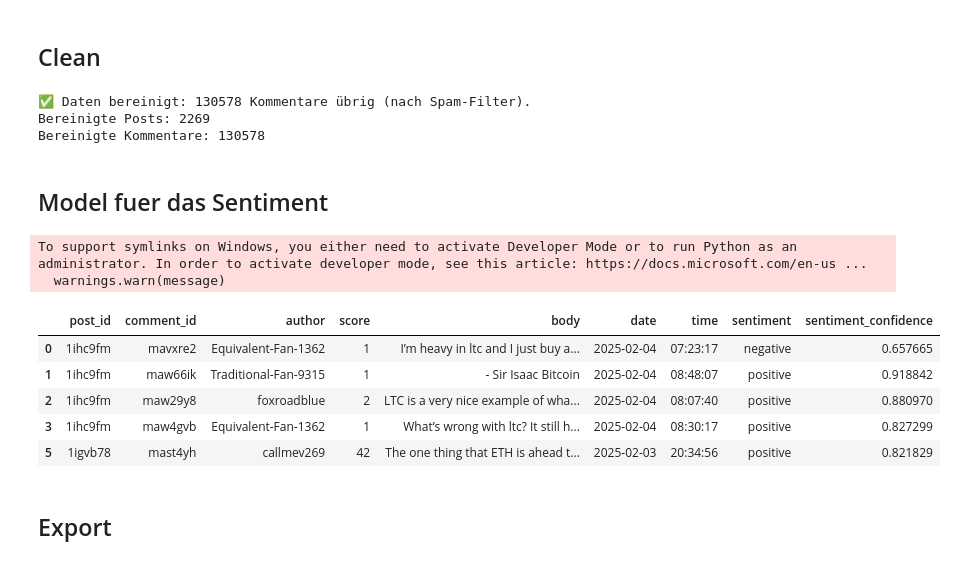
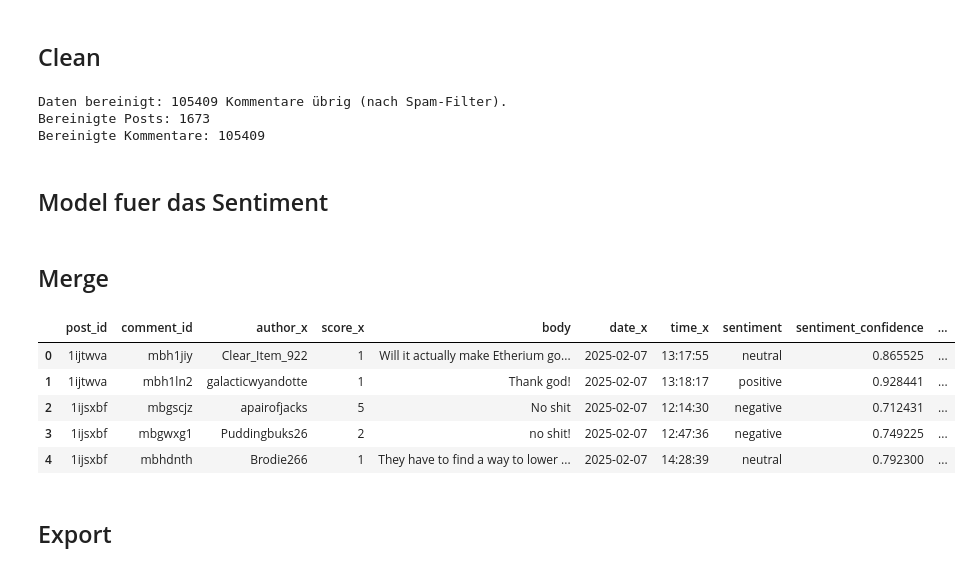
Before and after one commit to Reimser/sp3_3_studienarbeit, a Jupyter notebook: notebooks/scrape.ipynb, the cells around one changed output. Saved outputs shown, nothing was run; the diff lists cells and outputs as text; code cells hidden in the pictures.

Commit message:
alles neu mit merged df

```diff
--- a/notebooks/scrape.ipynb
+++ b/notebooks/scrape.ipynb
@@ -101,3 +48,15 @@ cryptos = [
+# %%
+cryptos = [
+    ("Ethereum", "ETH"),
+    ("Solana", "SOL"),
+    ("Avalanche", "AVAX"),
+    ("Polkadot", "DOT"),
+    ("Near Protocol", "NEAR"),
+    ("Polygon", "MATIC"),
+    ("XRP", "XRP"),
+    ("Cardano", "ADA"),
+    ("Chainlink", "LINK")
+]
 # %%
 subreddits = [
     "CryptoCurrency",  # Allgemeine Diskussionen über Kryptowährungen
@@ -240,16 +199,16 @@ def clean_data(df_posts, df_comments, comment_threshold=500):# Anpassbarer Schwe
     return df_posts, df_comments
 # %%
 # Bereinigen der Daten
-df_posts_clean, df_comments_clean = clean_data(df_posts, df_comments, comment_threshold=300) # Anpassbarer Schwellenwert für Kommentare pro Nutzer
+df_posts_clean, df_comments_clean = clean_data(df_posts_initial, df_comments_initial, comment_threshold=300) # Anpassbarer Schwellenwert für Kommentare pro Nutzer
 
 
 # Überprüfen, wie viele Einträge übrig sind
 print(f"Bereinigte Posts: {len(df_posts_clean)}")
 print(f"Bereinigte Kommentare: {len(df_comments_clean)}")
 # %% [output]
-✅ Daten bereinigt: 130578 Kommentare übrig (nach Spam-Filter).
-Bereinigte Posts: 2269
-Bereinigte Kommentare: 130578
+Daten bereinigt: 105409 Kommentare übrig (nach Spam-Filter).
+Bereinigte Posts: 1673
+Bereinigte Kommentare: 105409
 # %% [markdown]
 ## Model fuer das Sentiment
 # %%
@@ -262,7 +221,7 @@ model = AutoModelForSequenceClassification.from_pretrained(MODEL_NAME)
 if "body" not in df_comments_clean.columns:
     raise ValueError("Fehler: Die CSV-Datei enthält keine 'body'-Spalte mit Kommentaren!")
 
-# 🔹 Funktion zur Sentiment-Analyse
+#  Funktion zur Sentiment-Analyse
 def analyze_sentiment(text):
     if not isinstance(text, str) or text.strip() == "":
         return "neutral", 0.0  # Leere Kommentare sind neutral
@@ -280,17 +239,22 @@ def analyze_sentiment(text):
 
 # 🔹 Sentiment für alle Kommentare berechnen
 df_comments_clean["sentiment"], df_comments_clean["sentiment_confidence"] = zip(*df_comments_clean["body"].map(analyze_sentiment))
-# %% [output]
-To support symlinks on Windows, you either need to activate Developer Mode or to run Python as an administrator. In order to activate developer mode, see this article: https://docs.microsoft.com/en-us ...
-  warnings.warn(message)
+# %% [markdown]
+## Merge
+# %%
+# 🔹 Merging der Posts & Kommentare direkt nach der Bereinigung
+df_merged = df_comments_clean.merge(df_posts_clean, on="post_id", how="left")
+
+# 🔹 Fehlende Werte entfernen (optional)
+df_merged.dropna(inplace=True)
 # %%
-df_comments_clean.head()
+df_merged.head()
 # %% [output]
-|  | post_id | comment_id | author | score | body | date | time | sentiment | sentiment_confidence |
-| 0 | 1ihc9fm | mavxre2 | Equivalent-Fan-1362 | 1 | I’m heavy in ltc and I just buy a... | 2025-02-04 | 07:23:17 | negative | 0.657665 |
-| 1 | 1ihc9fm | maw66ik | Traditional-Fan-9315 | 1 | - Sir Isaac Bitcoin | 2025-02-04 | 08:48:07 | positive | 0.918842 |
-| 2 | 1ihc9fm | maw29y8 | foxroadblue | 2 | LTC is a very nice example of wha... | 2025-02-04 | 08:07:40 | positive | 0.880970 |
-| 3 | 1ihc9fm | maw4gvb | Equivalent-Fan-1362 | 1 | What’s wrong with ltc? It still h... | 2025-02-04 | 08:30:17 | positive | 0.827299 |
-| 5 | 1igvb78 | mast4yh | callmev269 | 42 | The one thing that ETH is ahead t... | 2025-02-03 | 20:34:56 | positive | 0.821829 |
+|  | post_id | comment_id | author_x | score_x | body | date_x | time_x | sentiment | sentiment_confidence | ... |
+| 0 | 1ijtwva | mbh1jiy | Clear_Item_922 | 1 | Will it actually make Etherium go... | 2025-02-07 | 13:17:55 | neutral | 0.865525 | ... |
+| 1 | 1ijtwva | mbh1ln2 | galacticwyandotte | 1 | Thank god! | 2025-02-07 | 13:18:17 | positive | 0.928441 | ... |
+| 2 | 1ijsxbf | mbgscjz | apairofjacks | 5 | No shit | 2025-02-07 | 12:14:30 | negative | 0.712431 | ... |
+| 3 | 1ijsxbf | mbgwxg1 | Puddingbuks26 | 2 | no shit! | 2025-02-07 | 12:47:36 | negative | 0.749225 | ... |
+| 4 | 1ijsxbf | mbhdnth | Brodie266 | 1 | They have to find a way to lower ... | 2025-02-07 | 14:28:39 | neutral | 0.792300 | ... |
 # %% [markdown]
 ## Export
```
Also changed, not shown: parts of 9 cells of this notebook, 3 other files.
